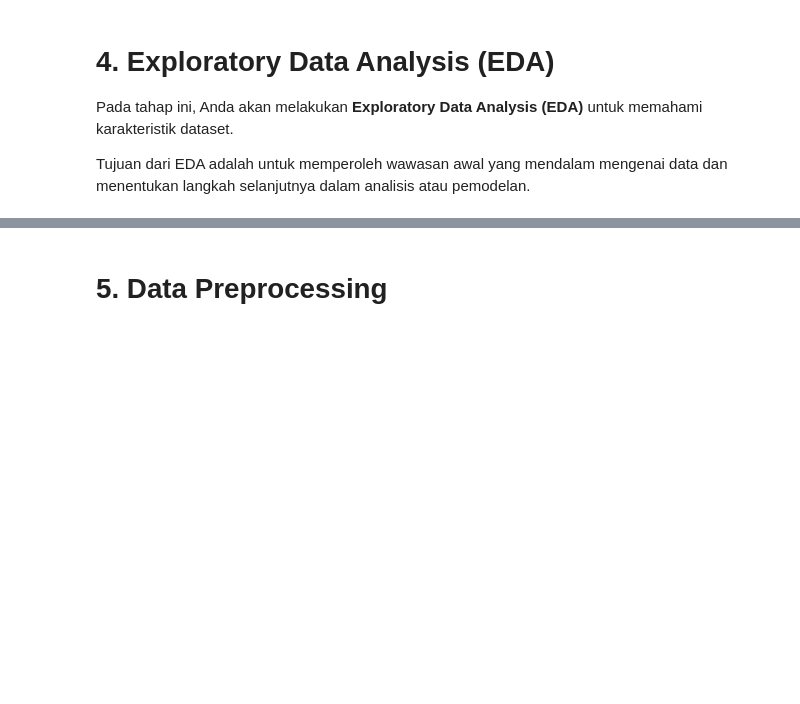
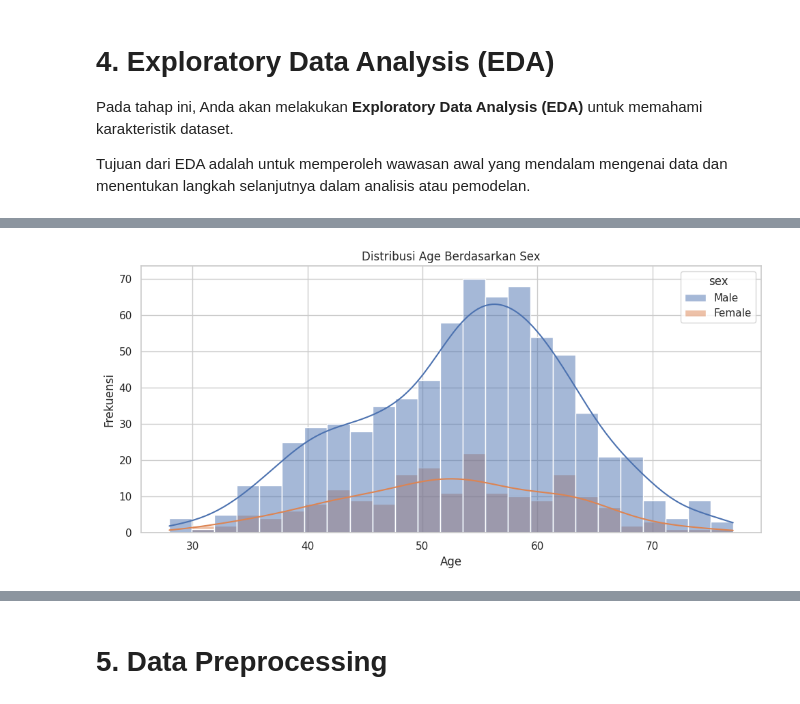
Before and after one commit to akhsaul/Eksperimen_SML_Ikhsan-Maulana, a Jupyter notebook: preprocessing/Eksperimen_IkhsanMaulana.ipynb, the cells around one changed output, grey strips where cells are left out. Drawn from its saved outputs; the diff is of its cells as text; code cells hidden in the pictures; blank space fills up the shorter version.

```diff
--- a/preprocessing/Eksperimen_IkhsanMaulana.ipynb
+++ b/preprocessing/Eksperimen_IkhsanMaulana.ipynb
@@ -237,0 +167,7 @@ restecg               2         0.22
+# %%
+RANDOM_STATE = 42
+TARGET_COLUMN = "num"
+CURRENT_DIR = os.path.abspath(".")
+OUTPUT_DIR = os.getenv(
+    "OUTPUT_DIR", os.path.join(CURRENT_DIR, "heartdisease_preprocessing")
+)
@@ -237,0 +322,9 @@ restecg               2         0.22
+# %%
+plt.figure(figsize=(10, 5))
+sns.histplot(data=df, x="age", hue="sex", bins=25, kde=True, multiple="layer")
+plt.title("Distribusi Age Berdasarkan Sex")
+plt.xlabel("Age")
+plt.ylabel("Frekuensi")
+save_and_show_plot("relationship_sex_age.png", OUTPUT_DIR)
+# %% [output]
+[figure, added]
```
Also changed, not shown: parts of 18 cells of this notebook, 1 other file.
